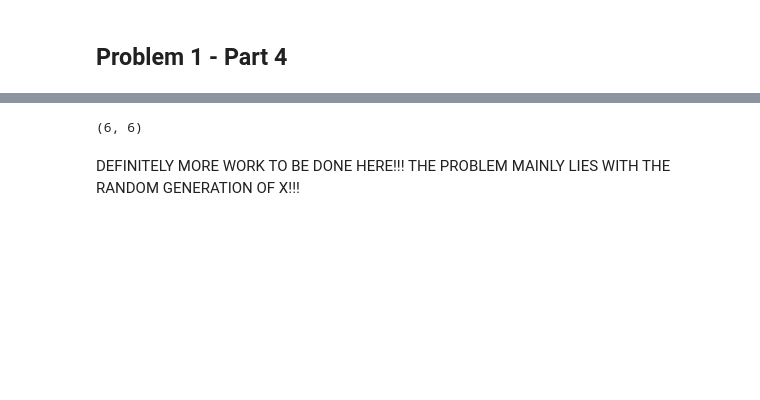
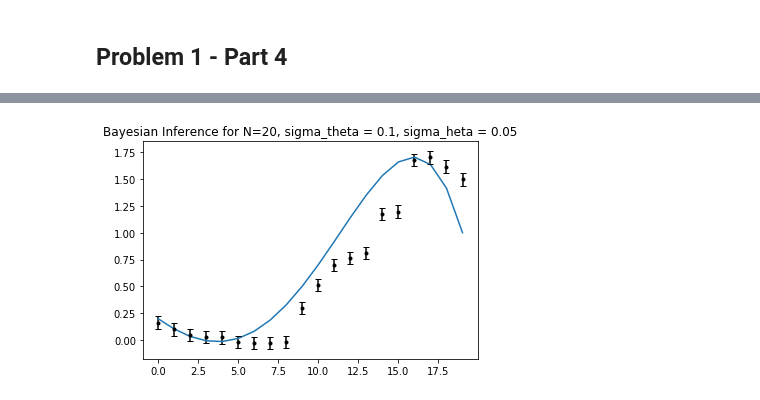
Before and after one commit to PiStefania/Machine_Learning_Exercises, a Jupyter notebook: Ex1_rou.ipynb, the cells around one changed output, grey strips where cells are left out. Cells and saved outputs as stored; diff of their text form; code cells hidden in the pictures; blank space fills up the shorter version.

```diff
--- a/Ex1_rou.ipynb
+++ b/Ex1_rou.ipynb
@@ -233,10 +192,41 @@ mu_theta_posterior.shape
-# %%
-mu_y_predicted = np.zeros(20)
-# %%
-sigma_y_predicted = np.zeros(20)
-# %%
-I.shape
-# %% [output]
-(6, 6)
-# %% [markdown]
-DEFINITELY MORE WORK TO BE DONE HERE!!! THE PROBLEM MAINLY LIES WITH THE RANDOM GENERATION OF X!!!
+# %%
+def bayesian_inference(sigma_theta, sigma_heta, theta_prior, number):
+
+    # Create matrix X2
+    x2 = np.sort(np.random.rand(number) * 2)
+    X2 = np.array([np.ones(number), x2, x2**2, x2**3, x2**5])
+
+    # Create matrix PHI
+    phi = np.linspace(start=0.0, stop=2.0, num=number)
+    PHI = np.array([np.ones(number), phi, phi**2, phi**3, phi**5])
+
+    # Set constants
+    I = np.identity(5)
+    noise = white_noise(number, sigma_heta)
+    theta_real = np.array([0.2, -1.0, 0.9, 0.7, -0.2])
+    y_real_N = PHI.T @ theta_real
+    y = y_real_N + noise
+
+    # Perform Bayesian inference
+    sigma_theta_posterior = inv((1 / sigma_theta) * I + (1 / sigma_heta) * PHI @ PHI.T)
+    mu_theta_posterior = (theta_prior + (1 / sigma_heta) * sigma_theta_posterior @ PHI @
+                          (y - PHI.T @ theta_prior))
+    mu_y_predicted = X2.T @ mu_theta_posterior
+    sigma_y_predicted = np.diag(sigma_heta + sigma_heta * sigma_theta * X2.T @
+                            inv(sigma_heta * I + sigma_theta * (PHI @ PHI.T)) @ X2)
+
+    # Visualize plot
+    plt.plot(y_real_N, markersize=0.5)
+    if number <= 100:
+        plt.errorbar(range(0, number), mu_y_predicted, yerr=sigma_y_predicted, fmt='.k', capsize=3)
+    else:
+        plt.errorbar(range(0, number), mu_y_predicted, yerr=sigma_y_predicted, fmt=',k', capsize=0.1)
+    plt.title('Bayesian Inference for N={}, sigma_theta = {}, sigma_heta = {}'.
+             format(number, sigma_theta, sigma_heta))
+    plt.show()
+# %%
+theta_prior = np.array([0.2, -1.0, 0.9, 0.7, -0.2])
+# %%
+bayesian_inference(0.1, 0.05, theta_prior, 20)
+# %% [output]
+[figure, added]
```
Also changed, not shown: parts of 18 cells of this notebook.
